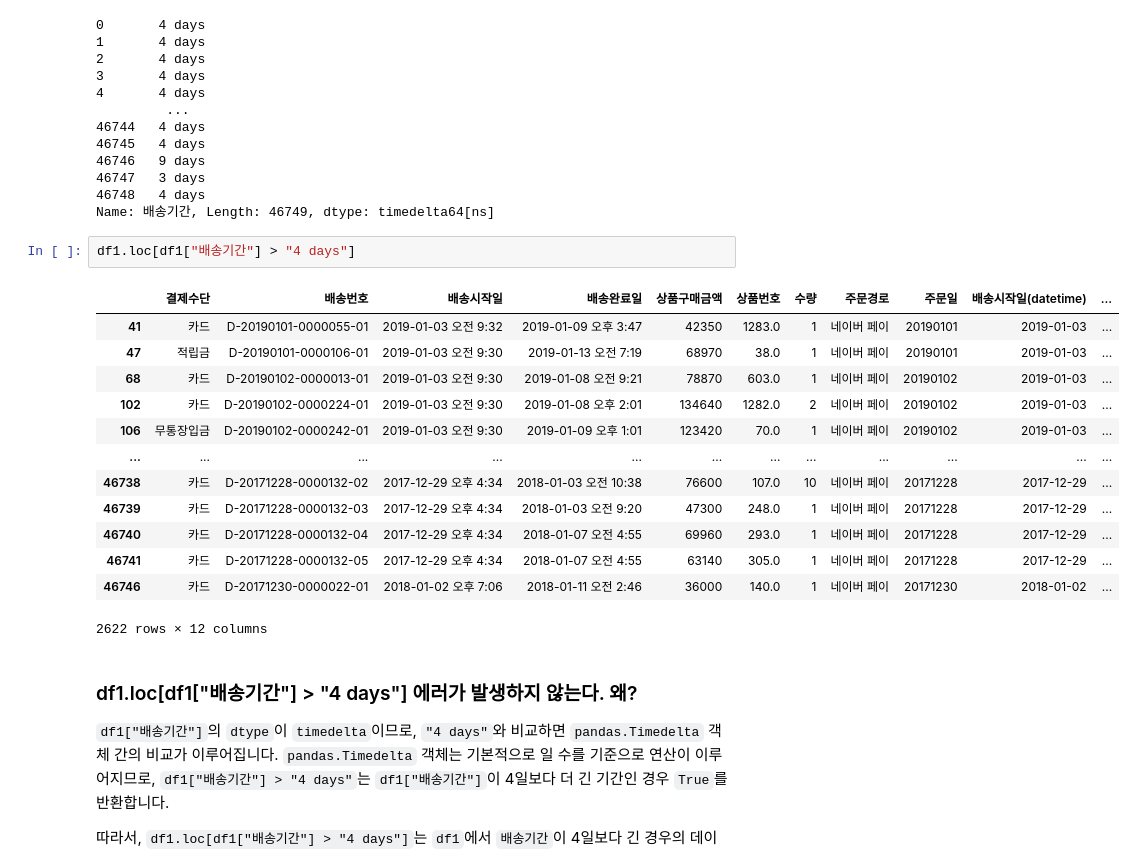
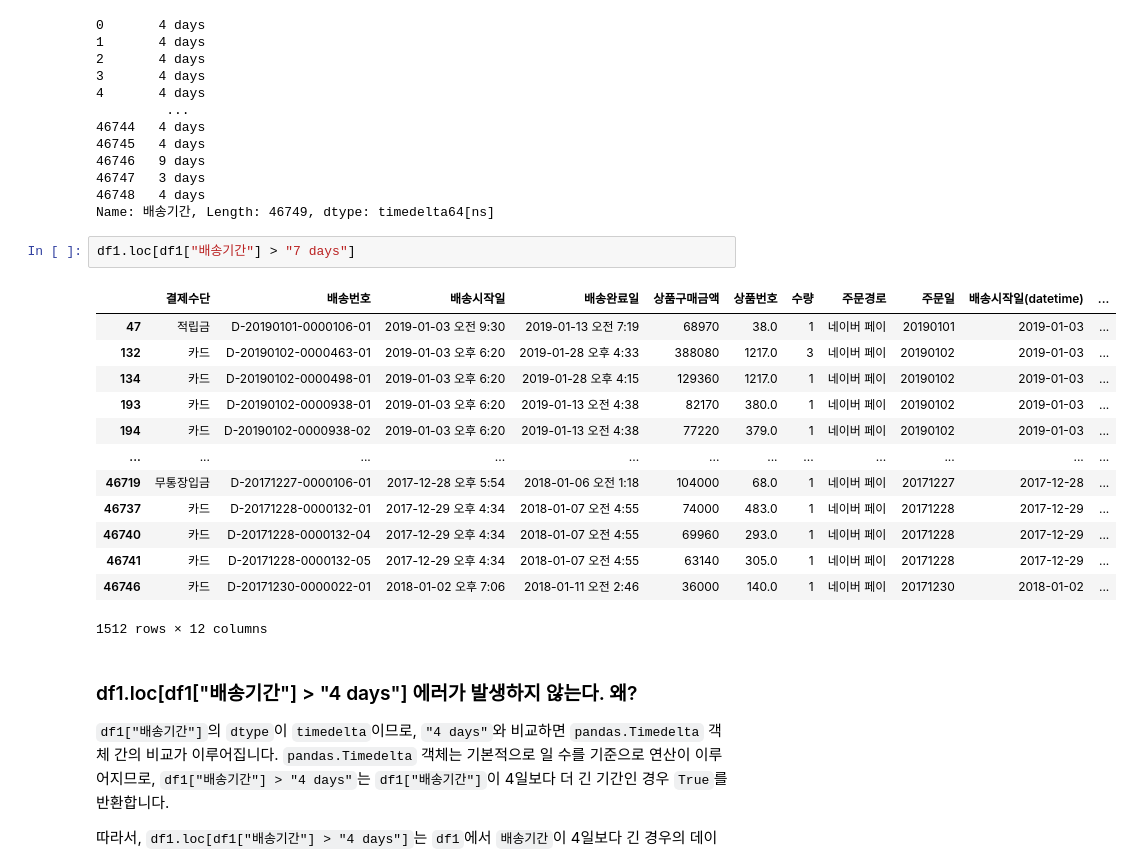
Before and after one commit to 6894556/data_station_crm, a Jupyter notebook: 4-4 주중주말(May-13).ipynb, the cells around one changed output. Cells and saved outputs as stored; diff of their text form.

```diff
--- a/4-4 주중주말(May-13).ipynb
+++ b/4-4 주중주말(May-13).ipynb
@@ -417,21 +417,21 @@ df1["배송기간"]
 46748   4 days
 Name: 배송기간, Length: 46749, dtype: timedelta64[ns]
 # %%
-df1.loc[df1["배송기간"] > "4 days"]
+df1.loc[df1["배송기간"] > "7 days"]
 # %% [output]
 |  | 결제수단 | 배송번호 | 배송시작일 | 배송완료일 | 상품구매금액 | 상품번호 | 수량 | 주문경로 | 주문일 | 배송시작일(datetime) | ... |
-| 41 | 카드 | D-20190101-0000055-01 | 2019-01-03 오전 9:32 | 2019-01-09 오후 3:47 | 42350 | 1283.0 | 1 | 네이버 페이 | 20190101 | 2019-01-03 | ... |
 | 47 | 적립금 | D-20190101-0000106-01 | 2019-01-03 오전 9:30 | 2019-01-13 오전 7:19 | 68970 | 38.0 | 1 | 네이버 페이 | 20190101 | 2019-01-03 | ... |
-| 68 | 카드 | D-20190102-0000013-01 | 2019-01-03 오전 9:30 | 2019-01-08 오전 9:21 | 78870 | 603.0 | 1 | 네이버 페이 | 20190102 | 2019-01-03 | ... |
-| 102 | 카드 | D-20190102-0000224-01 | 2019-01-03 오전 9:30 | 2019-01-08 오후 2:01 | 134640 | 1282.0 | 2 | 네이버 페이 | 20190102 | 2019-01-03 | ... |
-| 106 | 무통장입금 | D-20190102-0000242-01 | 2019-01-03 오전 9:30 | 2019-01-09 오후 1:01 | 123420 | 70.0 | 1 | 네이버 페이 | 20190102 | 2019-01-03 | ... |
+| 132 | 카드 | D-20190102-0000463-01 | 2019-01-03 오후 6:20 | 2019-01-28 오후 4:33 | 388080 | 1217.0 | 3 | 네이버 페이 | 20190102 | 2019-01-03 | ... |
+| 134 | 카드 | D-20190102-0000498-01 | 2019-01-03 오후 6:20 | 2019-01-28 오후 4:15 | 129360 | 1217.0 | 1 | 네이버 페이 | 20190102 | 2019-01-03 | ... |
+| 193 | 카드 | D-20190102-0000938-01 | 2019-01-03 오후 6:20 | 2019-01-13 오전 4:38 | 82170 | 380.0 | 1 | 네이버 페이 | 20190102 | 2019-01-03 | ... |
+| 194 | 카드 | D-20190102-0000938-02 | 2019-01-03 오후 6:20 | 2019-01-13 오전 4:38 | 77220 | 379.0 | 1 | 네이버 페이 | 20190102 | 2019-01-03 | ... |
 | ... | ... | ... | ... | ... | ... | ... | ... | ... | ... | ... | ... |
-| 46738 | 카드 | D-20171228-0000132-02 | 2017-12-29 오후 4:34 | 2018-01-03 오전 10:38 | 76600 | 107.0 | 10 | 네이버 페이 | 20171228 | 2017-12-29 | ... |
-| 46739 | 카드 | D-20171228-0000132-03 | 2017-12-29 오후 4:34 | 2018-01-03 오전 9:20 | 47300 | 248.0 | 1 | 네이버 페이 | 20171228 | 2017-12-29 | ... |
+| 46719 | 무통장입금 | D-20171227-0000106-01 | 2017-12-28 오후 5:54 | 2018-01-06 오전 1:18 | 104000 | 68.0 | 1 | 네이버 페이 | 20171227 | 2017-12-28 | ... |
+| 46737 | 카드 | D-20171228-0000132-01 | 2017-12-29 오후 4:34 | 2018-01-07 오전 4:55 | 74000 | 483.0 | 1 | 네이버 페이 | 20171228 | 2017-12-29 | ... |
 | 46740 | 카드 | D-20171228-0000132-04 | 2017-12-29 오후 4:34 | 2018-01-07 오전 4:55 | 69960 | 293.0 | 1 | 네이버 페이 | 20171228 | 2017-12-29 | ... |
 | 46741 | 카드 | D-20171228-0000132-05 | 2017-12-29 오후 4:34 | 2018-01-07 오전 4:55 | 63140 | 305.0 | 1 | 네이버 페이 | 20171228 | 2017-12-29 | ... |
 | 46746 | 카드 | D-20171230-0000022-01 | 2018-01-02 오후 7:06 | 2018-01-11 오전 2:46 | 36000 | 140.0 | 1 | 네이버 페이 | 20171230 | 2018-01-02 | ... |
-2622 rows × 12 columns
+1512 rows × 12 columns
 # %% [markdown]
 ### df1.loc[df1["배송기간"] > "4 days"] 에러가 발생하지  않는다. 왜?
 `df1["배송기간"]`의 `dtype`이 `timedelta`이므로, `"4 days"`와 비교하면 `pandas.Timedelta` 객체 간의 비교가 이루어집니다. `pandas.Timedelta` 객체는 기본적으로 일 수를 기준으로 연산이 이루어지므로, `df1["배송기간"] > "4 days"`는 `df1["배송기간"]`이 4일보다 더 긴 기간인 경우 `True`를 반환합니다.
```
Also changed, not shown: parts of 1 cell of this notebook.
